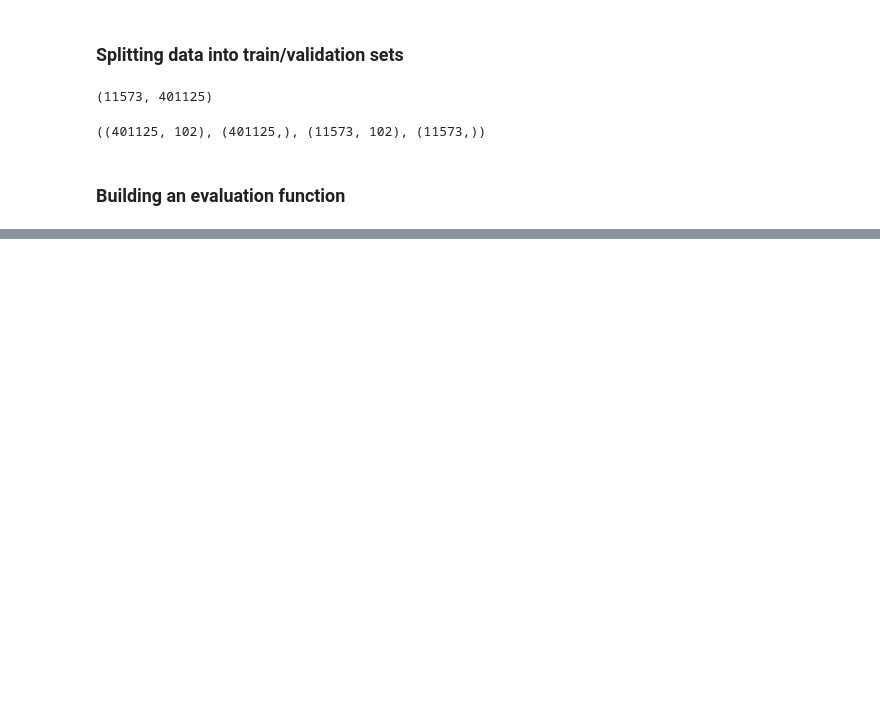
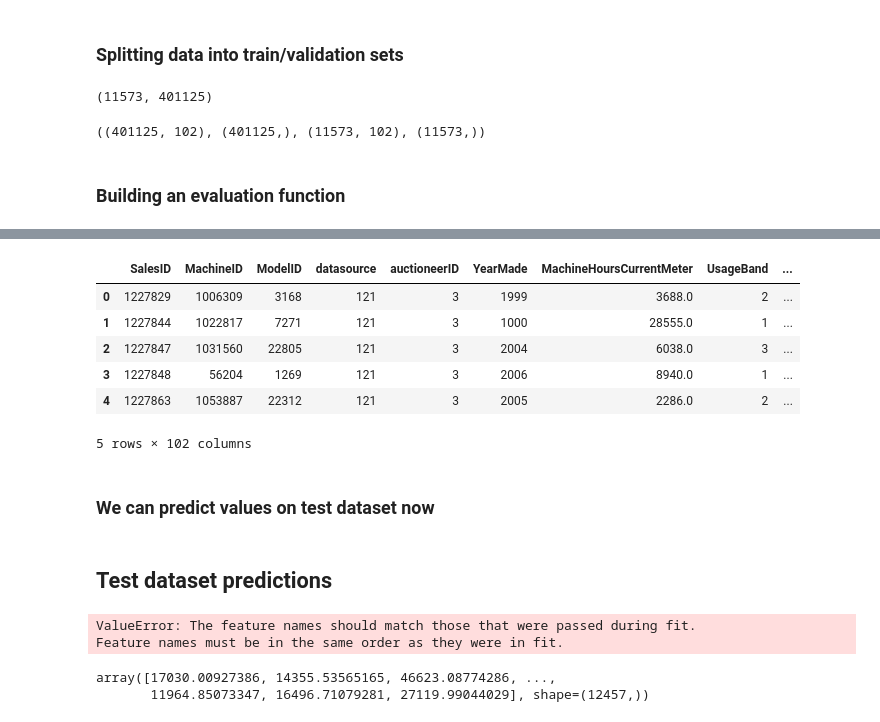
Before and after one commit to Nexi77/buldozer-price-predict, a Jupyter notebook: buldozer-prices-bluebook.ipynb, the cells around one changed output, grey strips where cells are left out. Cells and saved outputs as stored; diff of their text form; code cells hidden in the pictures; blank space fills up the shorter version.

```diff
--- a/buldozer-prices-bluebook.ipynb
+++ b/buldozer-prices-bluebook.ipynb
@@ -427,0 +581,20 @@ def show_scores(model, X_train, X_valid, y_train, y_valid):
+# %%
+df_test_preprocessed["auctioneerID_is_missing"] = False
+df_test_preprocessed.head()
+# %% [output]
+|  | SalesID | MachineID | ModelID | datasource | auctioneerID | YearMade | MachineHoursCurrentMeter | UsageBand | ... |
+| 0 | 1227829 | 1006309 | 3168 | 121 | 3 | 1999 | 3688.0 | 2 | ... |
+| 1 | 1227844 | 1022817 | 7271 | 121 | 3 | 1000 | 28555.0 | 1 | ... |
+| 2 | 1227847 | 1031560 | 22805 | 121 | 3 | 2004 | 6038.0 | 3 | ... |
+| 3 | 1227848 | 56204 | 1269 | 121 | 3 | 2006 | 8940.0 | 1 | ... |
+| 4 | 1227863 | 1053887 | 22312 | 121 | 3 | 2005 | 2286.0 | 2 | ... |
+5 rows × 102 columns
+# %% [markdown]
+### We can predict values on test dataset now
+# %% [markdown]
+## Test dataset predictions
+# %%
+test_preds = ideal_model.predict(df_test_preprocessed)
+# %% [output]
+ValueError: The feature names should match those that were passed during fit.
+Feature names must be in the same order as they were in fit.
@@ -427,0 +606,6 @@ def show_scores(model, X_train, X_valid, y_train, y_valid):
+# %%
+# Format predictions into the same format Kaggle is after
+test_preds
+# %% [output]
+array([17030.00927386, 14355.53565165, 46623.08774286, ...,
+       11964.85073347, 16496.71079281, 27119.99044029], shape=(12457,))
```
Also changed, not shown: parts of 23 cells of this notebook.
